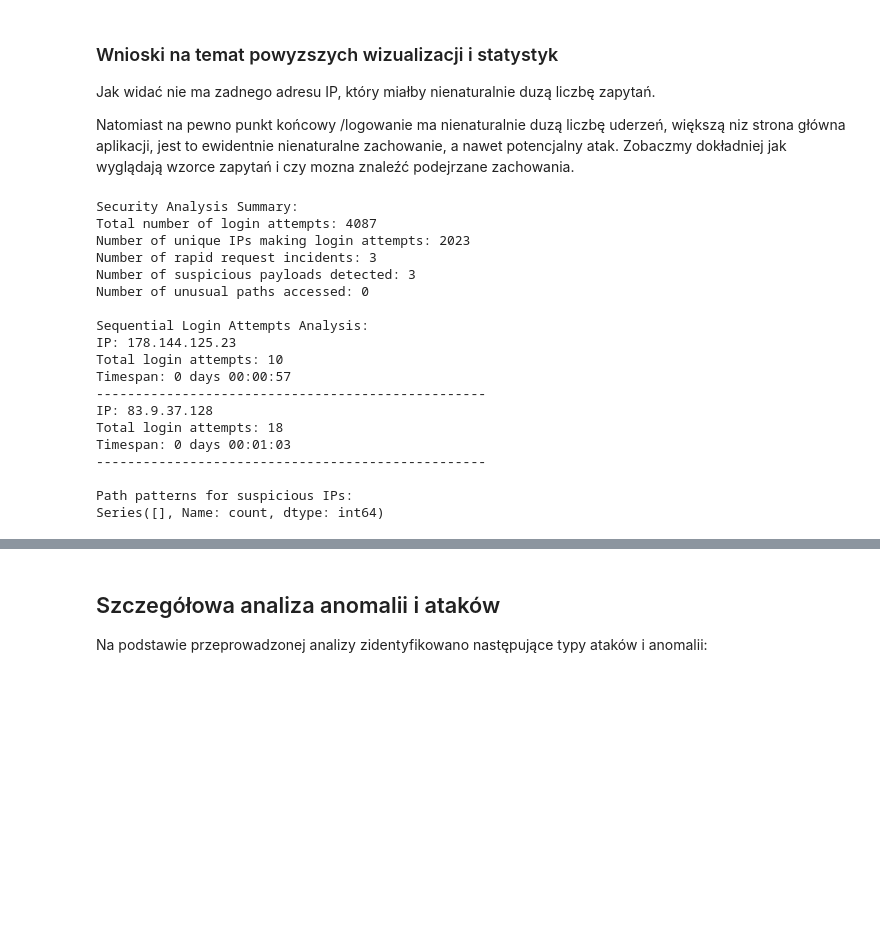
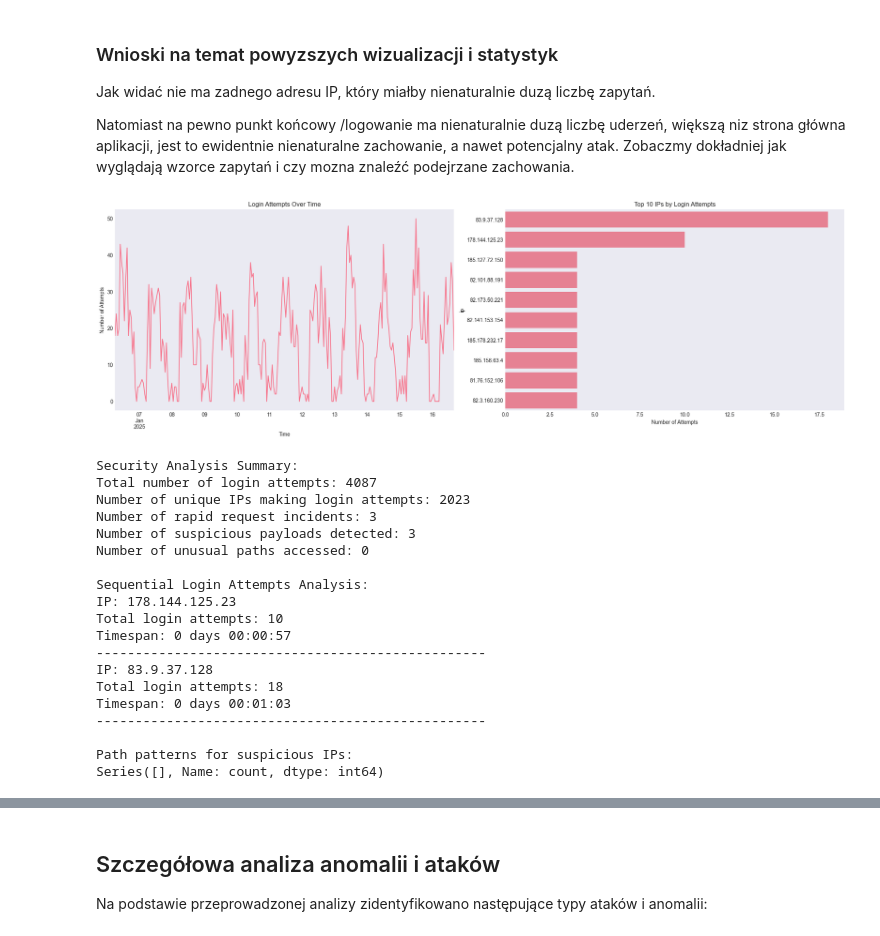
Before and after one commit to 70ziko/RoarING-challenge, a Jupyter notebook: explore_logs.ipynb, the cells around one changed output, grey strips where cells are left out. Cells and saved outputs as stored; diff of their text form; code cells hidden in the pictures; blank space fills up the shorter version.

```diff
--- a/explore_logs.ipynb
+++ b/explore_logs.ipynb
@@ -207,50 +226,51 @@ def analyze_suspicious_patterns(df):
 suspicious_patterns = analyze_suspicious_patterns(df)
 
 # Create visualization for the analysis
-# plt.figure(figsize=(20, 12))
+plt.figure(figsize=(20, 12))
 
-# # 1. Plot login attempts over time
-# plt.subplot(2, 2, 1)
-# login_attempts = df[df['path'] == '/logowanie']
-# login_attempts.set_index('timestamp')['ip'].resample('1H').count().plot()
-# plt.title('Login Attempts Over Time')
-# plt.xlabel('Time')
-# plt.ylabel('Number of Attempts')
+# 1. Plot login attempts over time
+plt.subplot(2, 2, 1)
+login_attempts = df[df['path'] == '/logowanie']
+login_attempts.set_index('timestamp')['ip'].resample('1H').count().plot()
+plt.title('Login Attempts Over Time')
+plt.xlabel('Time')
+plt.ylabel('Number of Attempts')
 
-# # 2. Plot unique IPs making login attempts
-# plt.subplot(2, 2, 2)
-# top_login_ips = login_attempts['ip'].value_counts().head(10)
-# sns.barplot(x=top_login_ips.values, y=top_login_ips.index)
-# plt.title('Top 10 IPs by Login Attempts')
-# plt.xlabel('Number of Attempts')
+# 2. Plot unique IPs making login attempts
+plt.subplot(2, 2, 2)
+top_login_ips = login_attempts['ip'].value_counts().head(10)
+sns.barplot(x=top_login_ips.values, y=top_login_ips.index)
+plt.title('Top 10 IPs by Login Attempts')
+plt.xlabel('Number of Attempts')
 
 
-# plt.tight_layout()
-# plt.show()
+plt.tight_layout()
+plt.show()
 
 # Print summary statistics and findings
 print("\nSecurity Analysis Summary:")
 print(f"Total number of login attempts: {len(login_attempts)}")
 print(f"Number of unique IPs making login attempts: {login_attempts['ip'].nunique()}")
 print(f"Number of rapid request incidents: {len(suspicious_patterns['rapid_requests'])}")
 print(f"Number of suspicious payloads detected: {len(suspicious_patterns['suspicious_payloads'])}")
 print(f"Number of unusual paths accessed: {len(suspicious_patterns['unusual_paths'])}")
 
 # Print details of sequential login attempts
 print("\nSequential Login Attempts Analysis:")
 for attempt in suspicious_patterns['sequential_logins']:
     print(f"IP: {attempt['ip']}")
     print(f"Total login attempts: {attempt['count']}")
     print(f"Timespan: {attempt['timespan']}")
     print("-" * 50)
 
 # Additional analysis of paths accessed by suspicious IPs
 suspicious_ips = set(suspicious_patterns['rapid_requests'].index)
 if suspicious_ips:
     print("\nPath patterns for suspicious IPs:")
     suspicious_ip_paths = df[df['ip'].isin(suspicious_ips)]['path'].value_counts()
     print(suspicious_ip_paths.head(10))
 # %% [output]
+[figure, added]
 Security Analysis Summary:
 Total number of login attempts: 4087
 Number of unique IPs making login attempts: 2023
```
Also changed, not shown: parts of 2 cells of this notebook.
